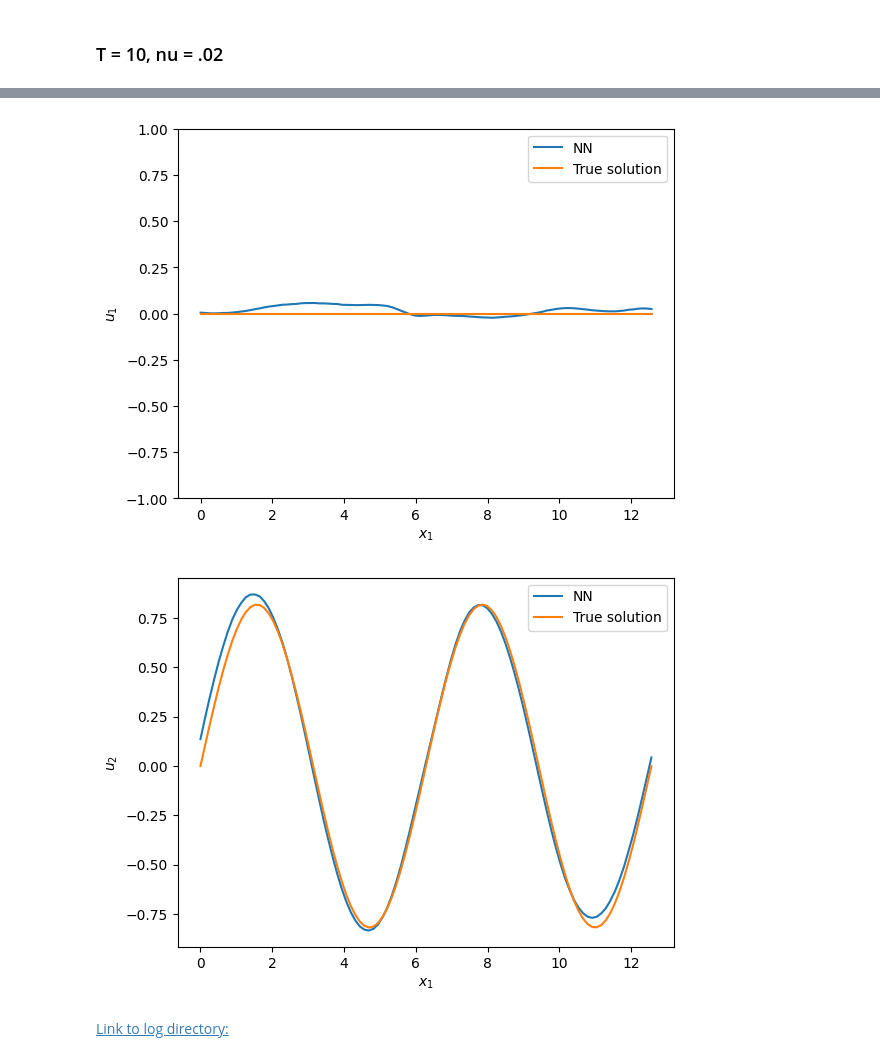
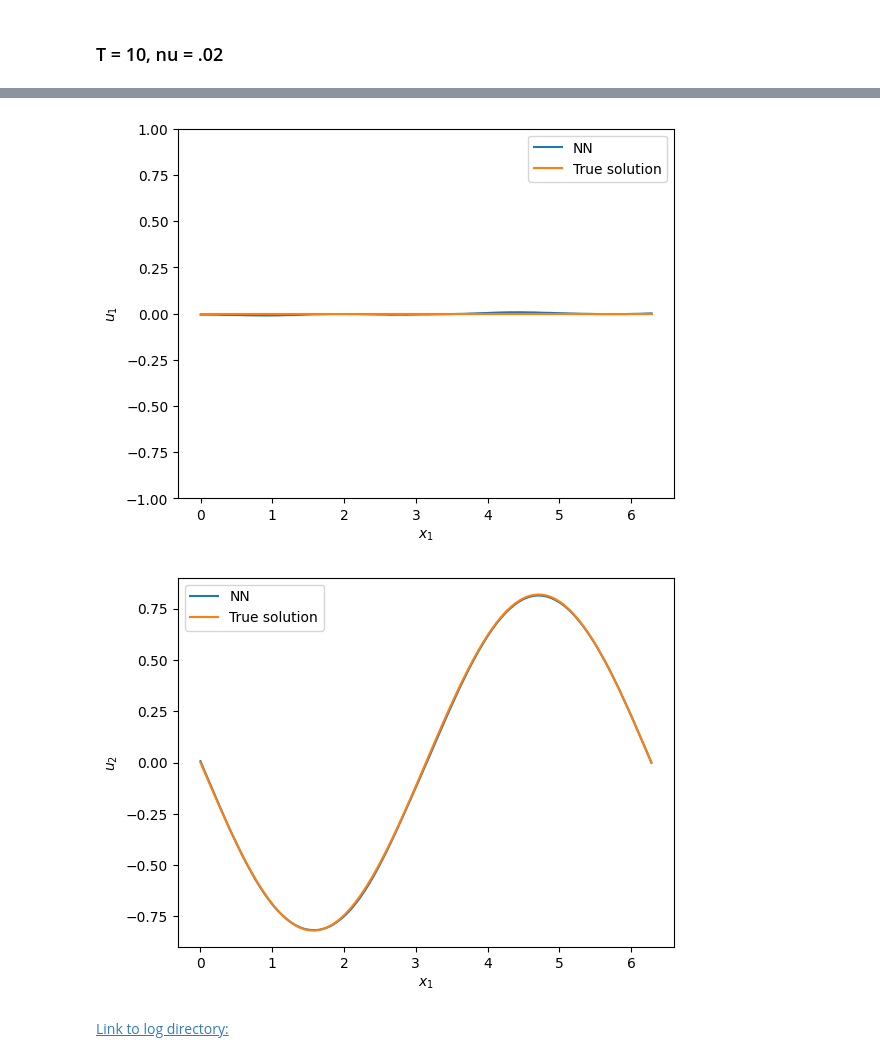
Before and after one commit to nguwijy/deep_branching_with_domain, a Jupyter notebook: notebooks/deep_navier_stokes.ipynb, the cells around one changed output, grey strips where cells are left out. Cells and saved outputs as stored; diff of their text form; code cells hidden in the pictures.

```diff
--- a/notebooks/deep_navier_stokes.ipynb
+++ b/notebooks/deep_navier_stokes.ipynb
@@ -145,7 +145,7 @@ def exact_example_p_tensor(tx):
     )
 
 problem_name = "taylor_green_2d"
-t_lo, x_lo, x_hi = 0., 0, 4 * math.pi
+t_lo, x_lo, x_hi = 0., 0, 2 * math.pi
 # %% [markdown]
 ### T = .25, nu = 2
 # %%
@@ -179,6 +179,5 @@ model = Net(
     fix_t_dim=False,
     save_for_best_model=False,
     outlier_multiplier=10,
-    overtrain_rate_for_p=0.1,
 )
 model.train_and_eval()
@@ -348,7 +310,6 @@ model = Net(
     fix_t_dim=False,
     save_for_best_model=False,
     outlier_multiplier=10,
-    overtrain_rate_for_p=0.1,
     continue_from_checkpoint=taylor_green_reuse_checkpoint,
 )
 model.train_and_eval()
@@ -374,7 +317,7 @@ Patch 0: training of u with 10000 epochs take 410.87346744537354 seconds.
 model.error_calculation(
     exact_u_fun=partial(exact_example_u_tensor, nu=nu, T=T),
     exact_p_fun=exact_example_p_tensor,
-    nb_pts_spatial=4*126+1
+    nb_pts_spatial=2*126+1
 )
 model.compare_with_exact(exact_fun=partial(exact_example, nu=nu), exclude_terminal=True, ylim=(-1, 1))
 # %% [output]
@@ -398,5 +341,5 @@ errp($t_k$)
-[figure, old version]
+[figure, new version]
-[figure, old version]
+[figure, new version]
 # %% [markdown]
 [Link to log directory:](logs/20220601-233151-taylor_green_2d-T10-nu0.02)
 # %% [markdown]
```
Also changed, not shown: parts of 12 cells of this notebook, 1 other file.
